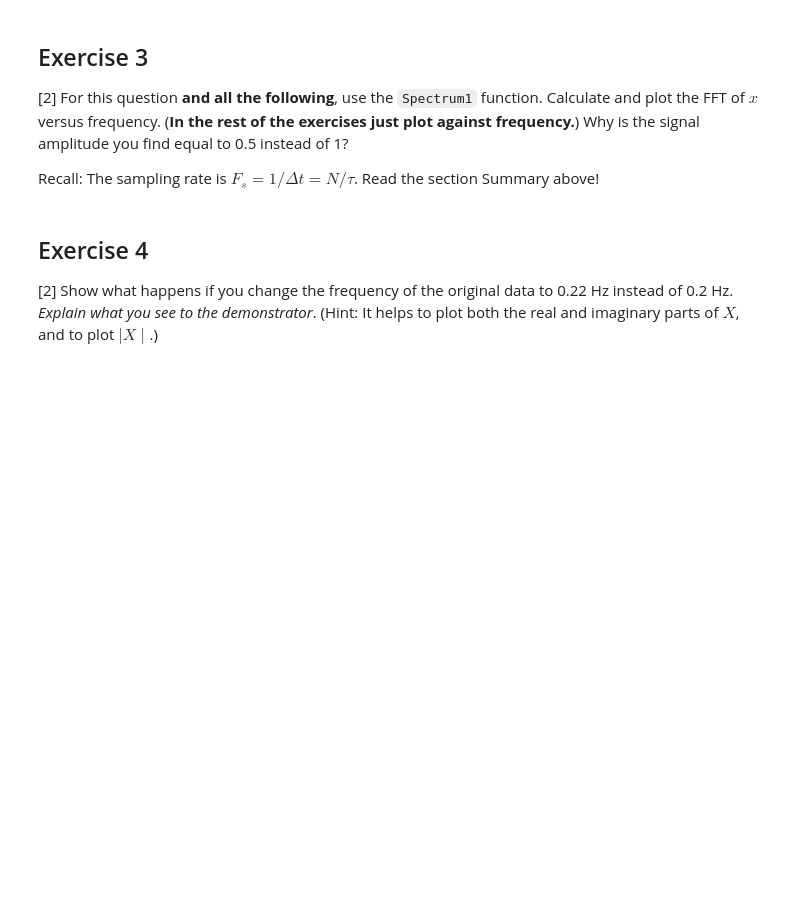
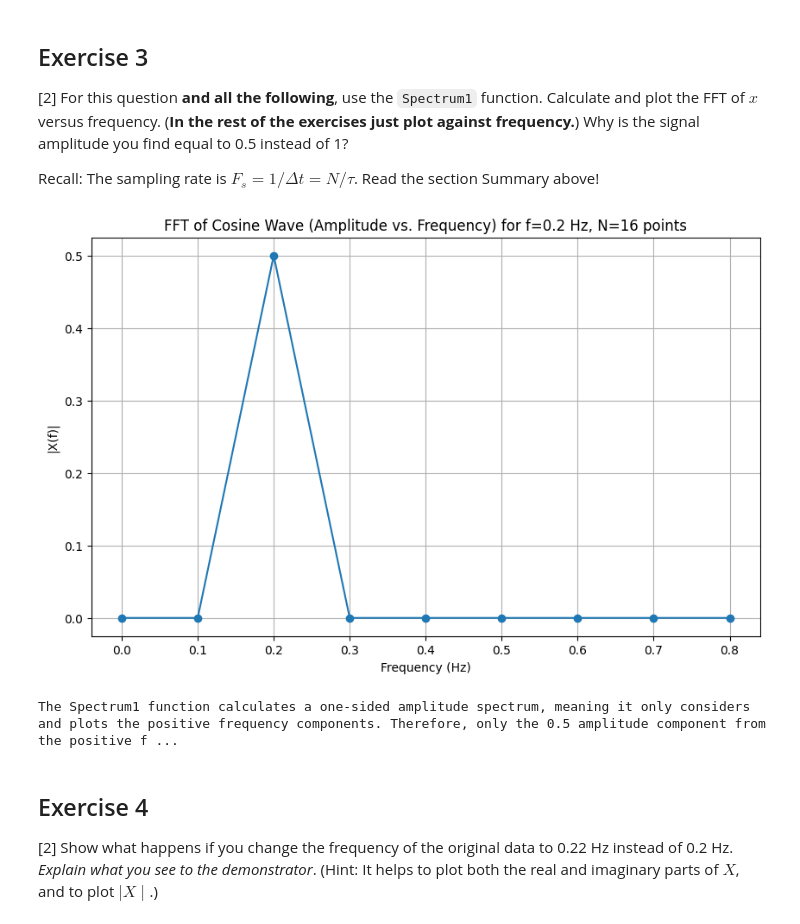
Before and after one commit to PX2145-2025/week-10-b-hughesethan, a Jupyter notebook: FFT.ipynb, the cells around one changed output. Saved outputs shown, nothing was run; the diff lists cells and outputs as text; code cells hidden in the pictures; blank space fills up the shorter version.

```diff
--- a/FFT.ipynb
+++ b/FFT.ipynb
@@ -345,6 +331,27 @@ plt.grid()
 [2] For this question **and all the following**, use the `Spectrum1` function. Calculate and plot the FFT of $x$ versus frequency. (**In the rest of the exercises just plot against frequency.**) Why is the signal amplitude you find equal to 0.5 instead of 1?
 
  Recall: The sampling rate is $F_s = 1/\Delta t = N/\tau$. Read the section Summary above!
+# %%
+f_signal = 0.2
+
+# Calculate the sampling rate Fs as N / tau.
+Fs = N / tau
+
+# Call the Spectrum1 function with the signal x and sampling rate Fs
+frq, X_amplitude = Spectrum1(x, Fs)
+
+
+plt.figure(figsize=(10, 6))
+plt.plot(frq, np.abs(X_amplitude), 'o-')
+plt.title(f'FFT of Cosine Wave (Amplitude vs. Frequency) for f={f_signal} Hz, N={N} points')
+plt.xlabel('Frequency (Hz)')
+plt.ylabel('|X(f)|')
+plt.grid(True)
+plt.show()
+print("The Spectrum1 function calculates a one-sided amplitude spectrum, meaning it only considers and plots the positive frequency components. Therefore, only the 0.5 amplitude component from the positive frequency is observed.")
+# %% [output]
+[figure, added]
+The Spectrum1 function calculates a one-sided amplitude spectrum, meaning it only considers and plots the positive frequency components. Therefore, only the 0.5 amplitude component from the positive f ...
 # %% [markdown]
 ## Exercise 4
 [2] Show what happens if you change the frequency of the original data to 0.22 Hz instead of 0.2 Hz. _Explain what you see to the demonstrator_.
```
Also changed, not shown: parts of 14 cells of this notebook.
